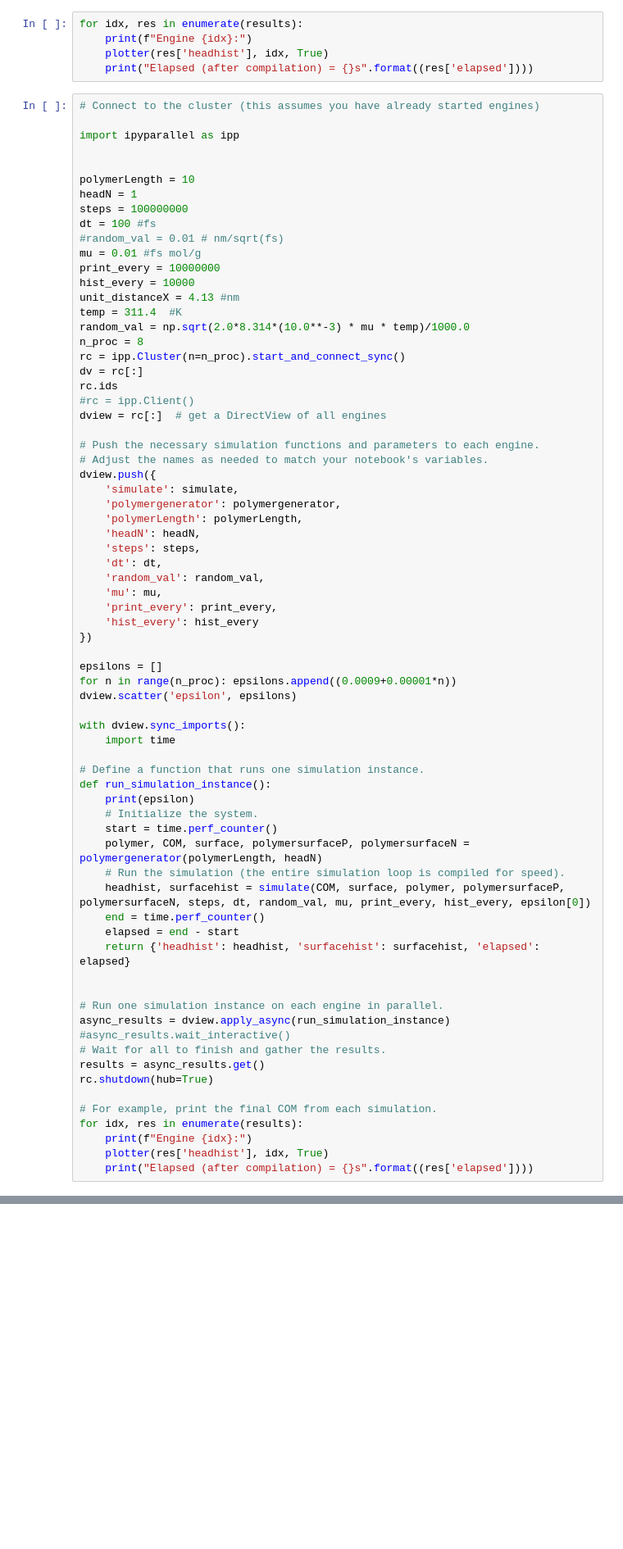
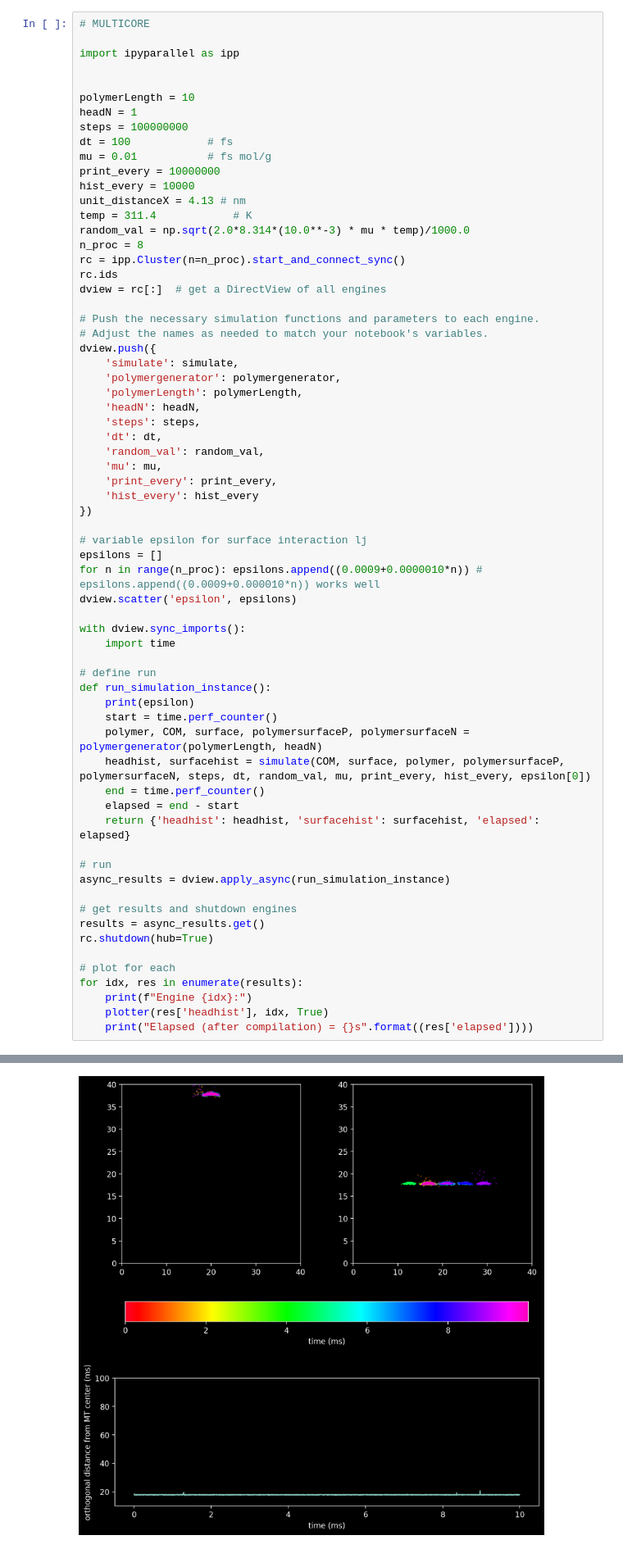
Before and after one commit to filippo1335/Ndc80simulator, a Jupyter notebook: sim_numba.ipynb, the cells around one changed output, grey strips where cells are left out. Shown at 82% size. Cells and saved outputs as stored; diff of their text form; blank space fills up the shorter version.

```diff
--- a/sim_numba.ipynb
+++ b/sim_numba.ipynb
@@ -395,10 +400,5 @@ def plotter(headhistv,id, save=False):
-# %%
-for idx, res in enumerate(results):
-    print(f"Engine {idx}:")
-    plotter(res['headhist'], idx, True)
-    print("Elapsed (after compilation) = {}s".format((res['elapsed'])))
 # %%
-# Connect to the cluster (this assumes you have already started engines)
+# MULTICORE
 
 import ipyparallel as ipp
 
@@ -406,19 +406,16 @@ import ipyparallel as ipp
 polymerLength = 10
 headN = 1
 steps = 100000000
-dt = 100 #fs
-#random_val = 0.01 # nm/sqrt(fs)
-mu = 0.01 #fs mol/g
+dt = 100            # fs
+mu = 0.01           # fs mol/g
 print_every = 10000000
 hist_every = 10000
-unit_distanceX = 4.13 #nm
-temp = 311.4  #K
+unit_distanceX = 4.13 # nm
+temp = 311.4            # K
 random_val = np.sqrt(2.0*8.314*(10.0**-3) * mu * temp)/1000.0
 n_proc = 8
 rc = ipp.Cluster(n=n_proc).start_and_connect_sync()
-dv = rc[:]
 rc.ids
-#rc = ipp.Client()
 dview = rc[:]  # get a DirectView of all engines
 
 # Push the necessary simulation functions and parameters to each engine.
@@ -436,34 +433,32 @@ dview.push({
     'hist_every': hist_every
 })
 
+# variable epsilon for surface interaction lj
 epsilons = []
-for n in range(n_proc): epsilons.append((0.0009+0.00001*n))
+for n in range(n_proc): epsilons.append((0.0009+0.0000010*n)) # epsilons.append((0.0009+0.000010*n)) works well
 dview.scatter('epsilon', epsilons)
 
 with dview.sync_imports():
     import time
 
-# Define a function that runs one simulation instance.
+# define run
 def run_simulation_instance():
     print(epsilon)
-    # Initialize the system.
     start = time.perf_counter()
     polymer, COM, surface, polymersurfaceP, polymersurfaceN = polymergenerator(polymerLength, headN)
-    # Run the simulation (the entire simulation loop is compiled for speed).
     headhist, surfacehist = simulate(COM, surface, polymer, polymersurfaceP, polymersurfaceN, steps, dt, random_val, mu, print_every, hist_every, epsilon[0])
     end = time.perf_counter()
     elapsed = end - start
     return {'headhist': headhist, 'surfacehist': surfacehist, 'elapsed': elapsed}
 
+# run
+async_results = dview.apply_async(run_simulation_instance)
 
-# Run one simulation instance on each engine in parallel.
-async_results = dview.apply_async(run_simulation_instance)
-#async_results.wait_interactive()
-# Wait for all to finish and gather the results.
+# get results and shutdown engines
 results = async_results.get()
 rc.shutdown(hub=True)
 
-# For example, print the final COM from each simulation.
+# plot for each
 for idx, res in enumerate(results):
     print(f"Engine {idx}:")
     plotter(res['headhist'], idx, True)
@@ -472,0 +470 @@ Starting 8 engines with <class 'ipyparallel.cluster.launcher.LocalEngineSetLaunc
+[figure, added]
```
Also changed, not shown: parts of 22 cells of this notebook.
